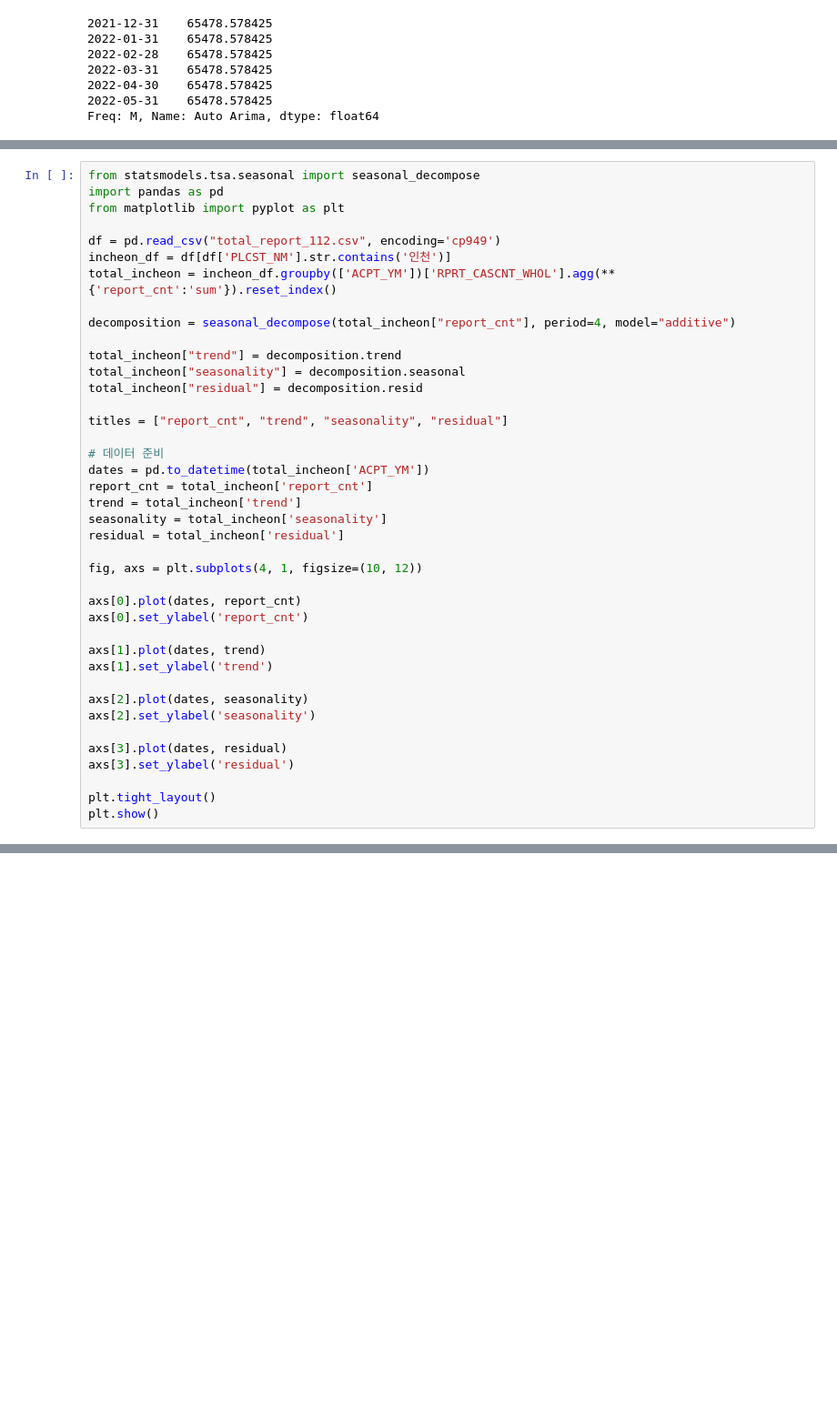
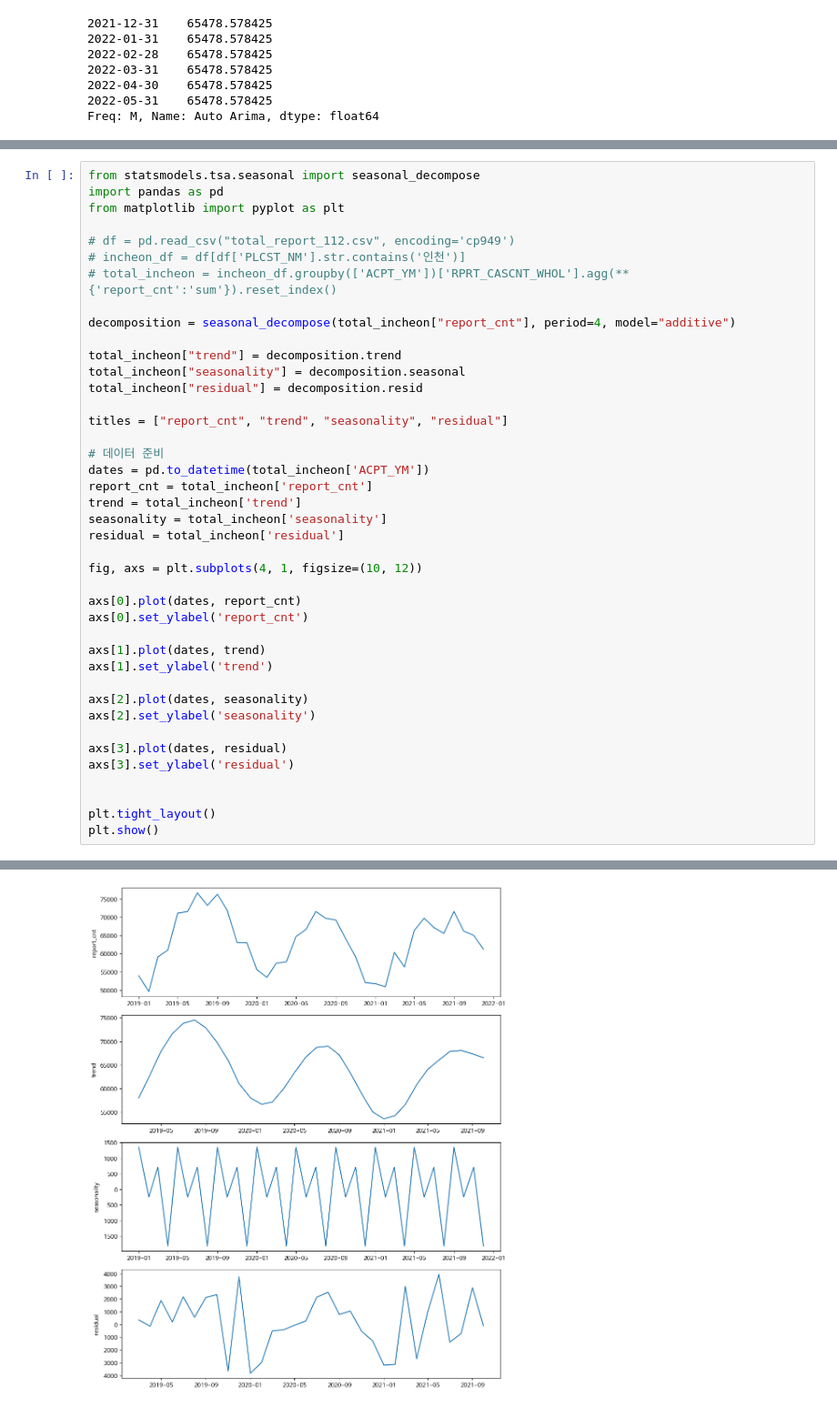
Before and after one commit to geun-hyoung/python-exploratory-data-analysis-police-data, a Jupyter notebook: Data_Clenaing&EDA.ipynb, the cells around one changed output, grey strips where cells are left out. Shown at 91% size. Drawn from its saved outputs; the diff is of its cells as text; blank space fills up the shorter version.

```diff
--- a/Data_Clenaing&EDA.ipynb
+++ b/Data_Clenaing&EDA.ipynb
@@ -818,9 +786,9 @@ from statsmodels.tsa.seasonal import seasonal_decompose
 import pandas as pd
 from matplotlib import pyplot as plt
 
-df = pd.read_csv("total_report_112.csv", encoding='cp949')
-incheon_df = df[df['PLCST_NM'].str.contains('인천')]
-total_incheon = incheon_df.groupby(['ACPT_YM'])['RPRT_CASCNT_WHOL'].agg(**{'report_cnt':'sum'}).reset_index()
+# df = pd.read_csv("total_report_112.csv", encoding='cp949')
+# incheon_df = df[df['PLCST_NM'].str.contains('인천')]
+# total_incheon = incheon_df.groupby(['ACPT_YM'])['RPRT_CASCNT_WHOL'].agg(**{'report_cnt':'sum'}).reset_index()
 
 decomposition = seasonal_decompose(total_incheon["report_cnt"], period=4, model="additive")
 
@@ -851,6 +819,7 @@ axs[2].set_ylabel('seasonality')
 axs[3].plot(dates, residual)
 axs[3].set_ylabel('residual')
 
+
 plt.tight_layout()
 plt.show()
 # %% [output]
@@ -858,2 +826,3 @@ FileNotFoundError: ignored
+[figure, added]
 # %%
 total_incheon.head()
```
Also changed, not shown: parts of 15 cells of this notebook.
